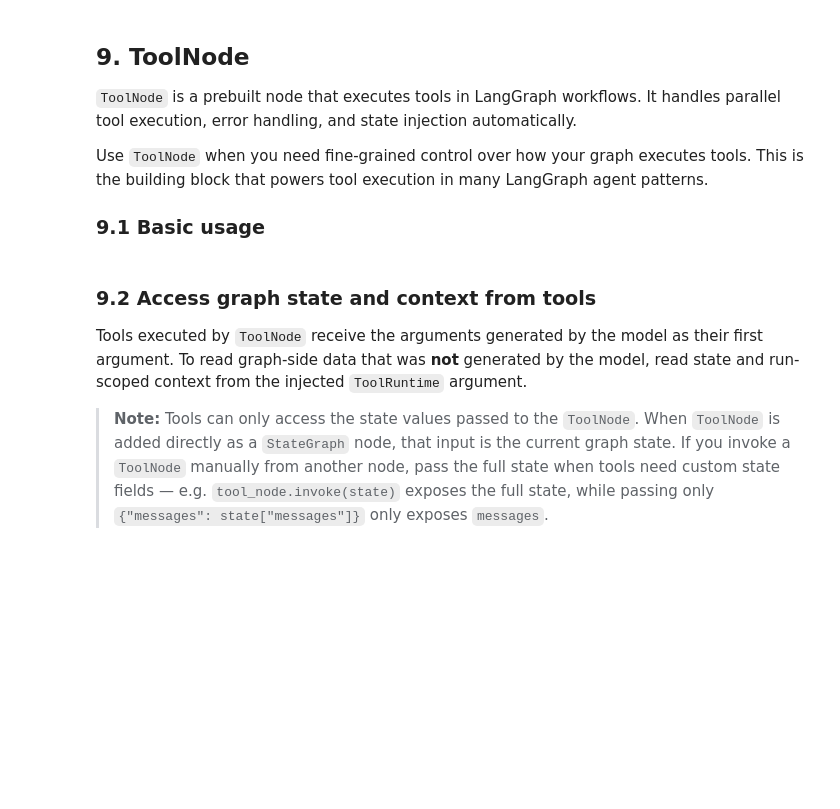
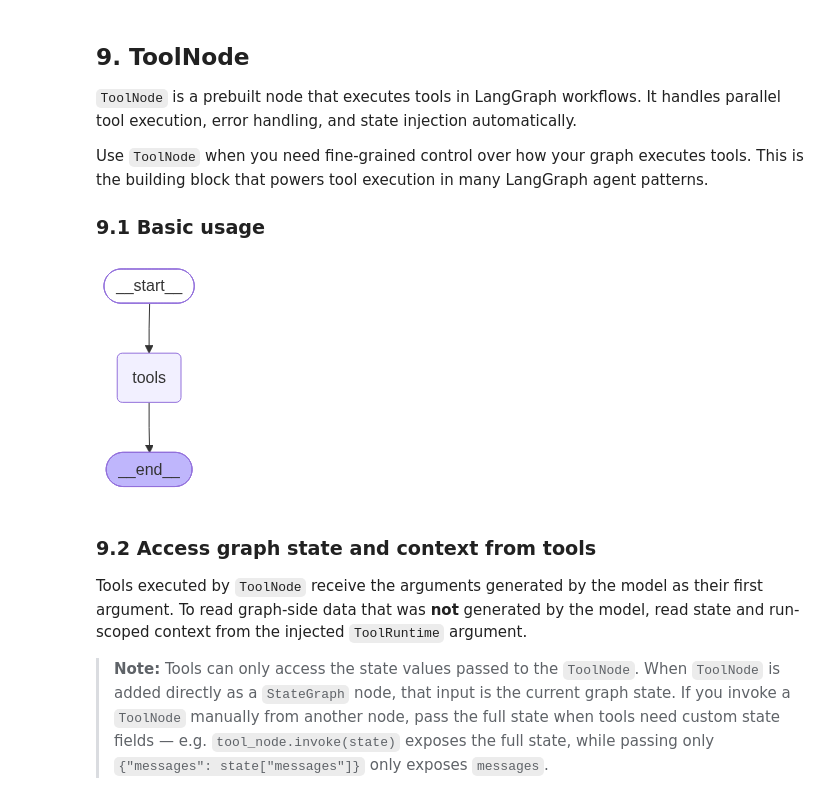
Before and after one commit to Hemanth08-M/genai-weekday-batch1, a Jupyter notebook: Week 9/05_LangGraph_Workflows_and_Agents.ipynb, the cells around one changed output. Cells and saved outputs as stored; diff of their text form; code cells hidden in the pictures; blank space fills up the shorter version.

```diff
--- a/Week 9/05_LangGraph_Workflows_and_Agents.ipynb
+++ b/Week 9/05_LangGraph_Workflows_and_Agents.ipynb
@@ -902,6 +902,11 @@ builder.add_node("tools", ToolNode([search, calculator]))
 # ... add other nodes and edges
 builder.add_edge(START, "tools")  # minimal entrypoint so this illustrative graph compiles
 graph = builder.compile()
+# %%
+from IPython.display import Image, display
+display(Image(graph.get_graph(xray=True).draw_mermaid_png()))
+# %% [output]
+[figure, added]
 # %% [markdown]
 ### 9.2 Access graph state and context from tools
 
```
Also changed, not shown: parts of 1 cell of this notebook, 1 other file.
